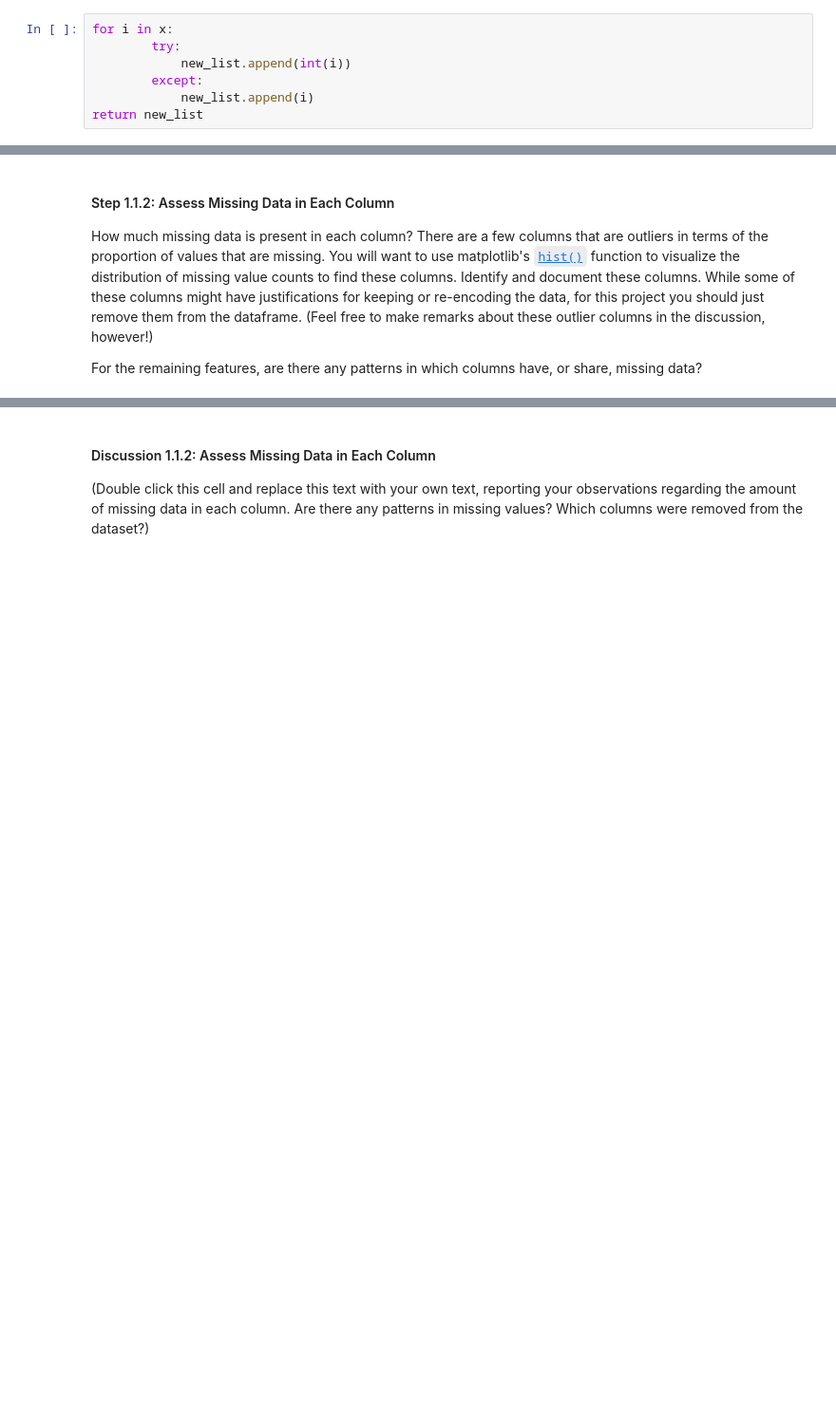
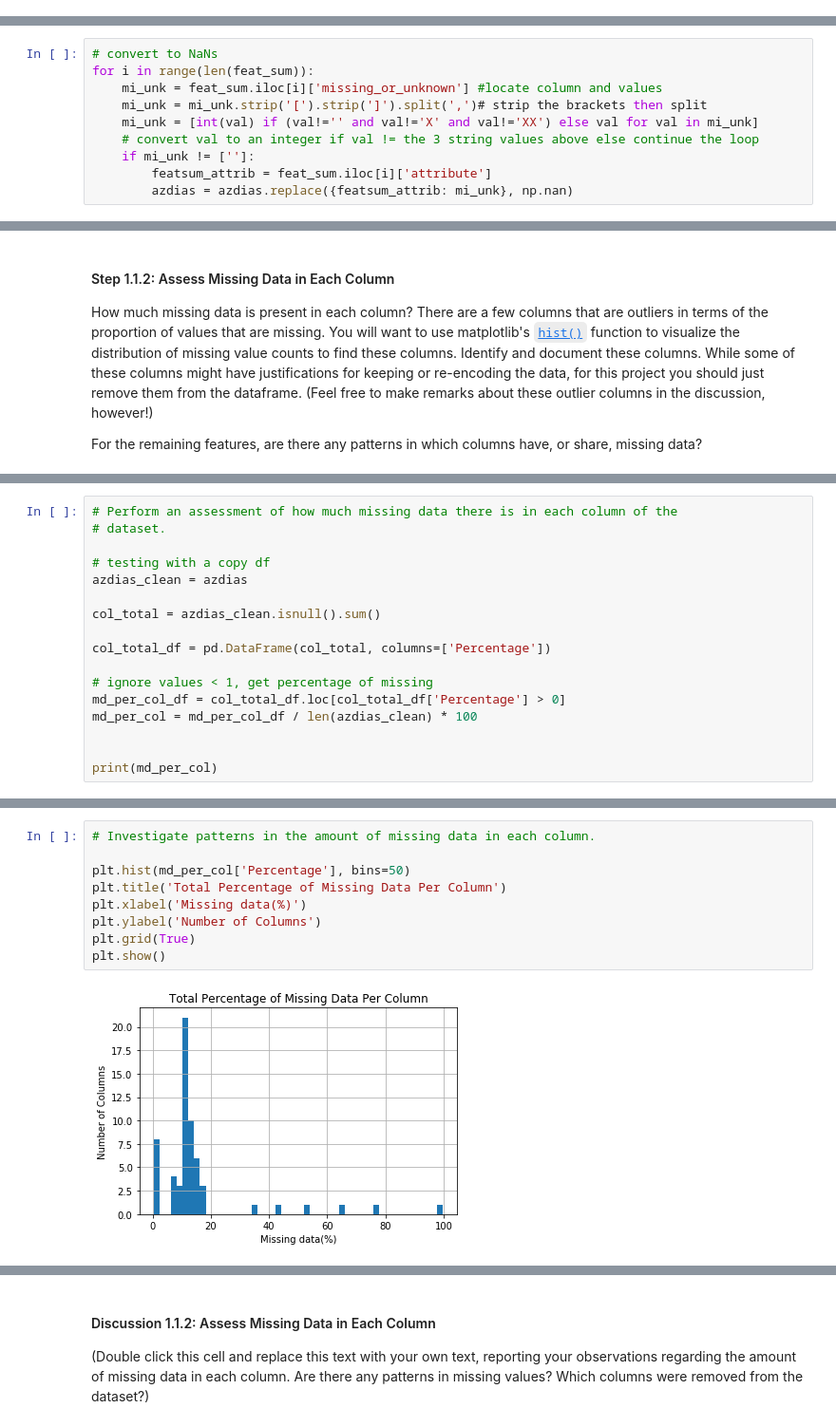
Before and after one commit to sjohnp2112/Identify-Custemer-Segments, a Jupyter notebook: Identify_Customer_Segments_sphelps.ipynb, the cells around one changed output, grey strips where cells are left out. Shown: that part at 95% size. Saved outputs shown, nothing was run; the diff lists cells and outputs as text; blank space fills up the shorter version.

```diff
--- a/Identify_Customer_Segments_sphelps.ipynb
+++ b/Identify_Customer_Segments_sphelps.ipynb
@@ -192,7 +165,0 @@ x = missing_or_unknown[1:-1].split(',')
-# %%
-for i in x:
-        try:
-            new_list.append(int(i))
-        except:
-            new_list.append(i)
-return new_list
@@ -228,0 +172,10 @@ for i in missing_or_unknown:
+# %%
+# convert to NaNs
+for i in range(len(feat_sum)):
+    mi_unk = feat_sum.iloc[i]['missing_or_unknown'] #locate column and values
+    mi_unk = mi_unk.strip('[').strip(']').split(',')# strip the brackets then split
+    mi_unk = [int(val) if (val!='' and val!='X' and val!='XX') else val for val in mi_unk]
+    # convert val to an integer if val != the 3 string values above else continue the loop
+    if mi_unk != ['']:
+        featsum_attrib = feat_sum.iloc[i]['attribute']
+        azdias = azdias.replace({featsum_attrib: mi_unk}, np.nan)
@@ -282,0 +194,17 @@ import matplotlib.pyplot as plt
+# %%
+# Perform an assessment of how much missing data there is in each column of the
+# dataset.
+
+# testing with a copy df
+azdias_clean = azdias
+
+col_total = azdias_clean.isnull().sum()
+
+col_total_df = pd.DataFrame(col_total, columns=['Percentage'])
+
+# ignore values < 1, get percentage of missing
+md_per_col_df = col_total_df.loc[col_total_df['Percentage'] > 0]
+md_per_col = md_per_col_df / len(azdias_clean) * 100
+
+
+print(md_per_col)
@@ -283,3 +229,14 @@ import matplotlib.pyplot as plt
+# %%
+# Investigate patterns in the amount of missing data in each column.
+
+plt.hist(md_per_col['Percentage'], bins=50)
+plt.title('Total Percentage of Missing Data Per Column')
+plt.xlabel('Missing data(%)')
+plt.ylabel('Number of Columns')
+plt.grid(True)
+plt.show()
+# %% [output]
+[figure, added]
 # %%
 # Remove the outlier columns from the dataset. (You'll perform other data
 # engineering tasks such as re-encoding and imputation later.)
```
Also changed, not shown: parts of 19 cells of this notebook.
